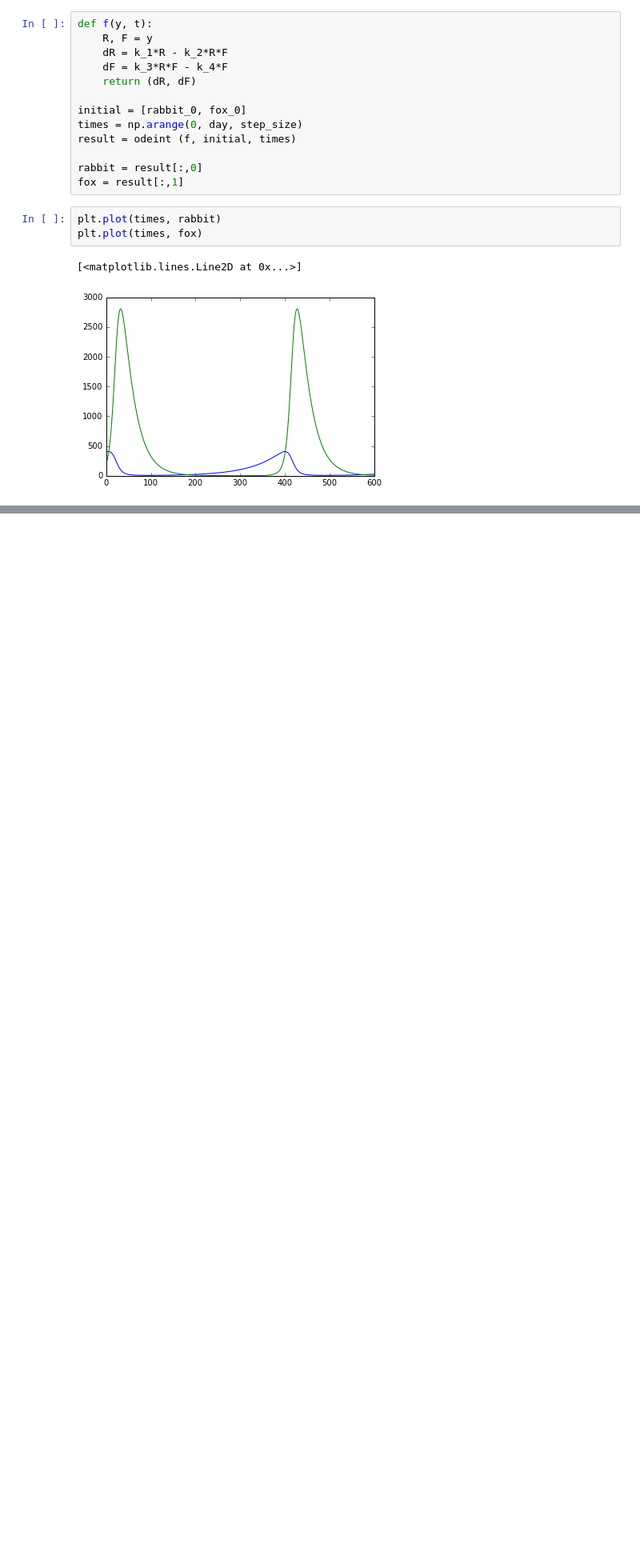
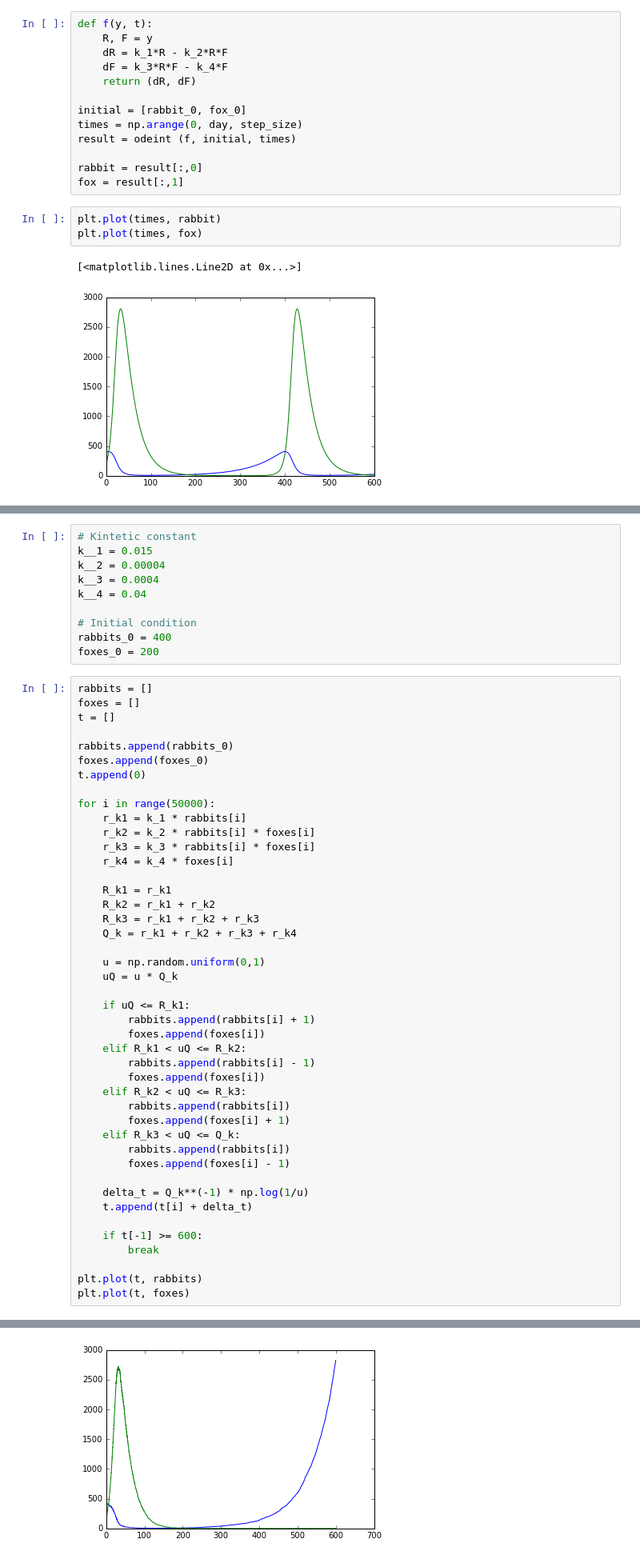
Before and after one commit to GregZaylor/rabbits-and-foxes-yujiazhang84, a Jupyter notebook: rabbits-and-foxes.ipynb, the cells around one changed output, grey strips where cells are left out. Shown at 80% size. Saved outputs shown, nothing was run; the diff lists cells and outputs as text; blank space fills up the shorter version.

```diff
--- a/rabbits-and-foxes.ipynb
+++ b/rabbits-and-foxes.ipynb
@@ -137,0 +137,55 @@ plt.plot(times, fox)
+# %%
+# Kintetic constant
+k__1 = 0.015
+k__2 = 0.00004
+k__3 = 0.0004
+k__4 = 0.04
+
+# Initial condition
+rabbits_0 = 400
+foxes_0 = 200
+# %%
+rabbits = []
+foxes = []
+t = []
+
+rabbits.append(rabbits_0)
+foxes.append(foxes_0)
+t.append(0)
+
+for i in range(50000):
+    r_k1 = k_1 * rabbits[i]
+    r_k2 = k_2 * rabbits[i] * foxes[i]
+    r_k3 = k_3 * rabbits[i] * foxes[i]
+    r_k4 = k_4 * foxes[i]
+
+    R_k1 = r_k1
+    R_k2 = r_k1 + r_k2
+    R_k3 = r_k1 + r_k2 + r_k3
+    Q_k = r_k1 + r_k2 + r_k3 + r_k4
+
+    u = np.random.uniform(0,1)
+    uQ = u * Q_k
+
+    if uQ <= R_k1:
+        rabbits.append(rabbits[i] + 1)
+        foxes.append(foxes[i])
+    elif R_k1 < uQ <= R_k2:
+        rabbits.append(rabbits[i] - 1)
+        foxes.append(foxes[i])
+    elif R_k2 < uQ <= R_k3:
+        rabbits.append(rabbits[i])
+        foxes.append(foxes[i] + 1)
+    elif R_k3 < uQ <= Q_k:
+        rabbits.append(rabbits[i])
+        foxes.append(foxes[i] - 1)
+
+    delta_t = Q_k**(-1) * np.log(1/u)
+    t.append(t[i] + delta_t)
+
+    if t[-1] >= 600:
+        break
+
+plt.plot(t, rabbits)
+plt.plot(t, foxes)
+# %% [output]
@@ -137,0 +193 @@ plt.plot(times, fox)
+[figure, added]
```
Also changed, not shown: parts of 4 cells of this notebook.
